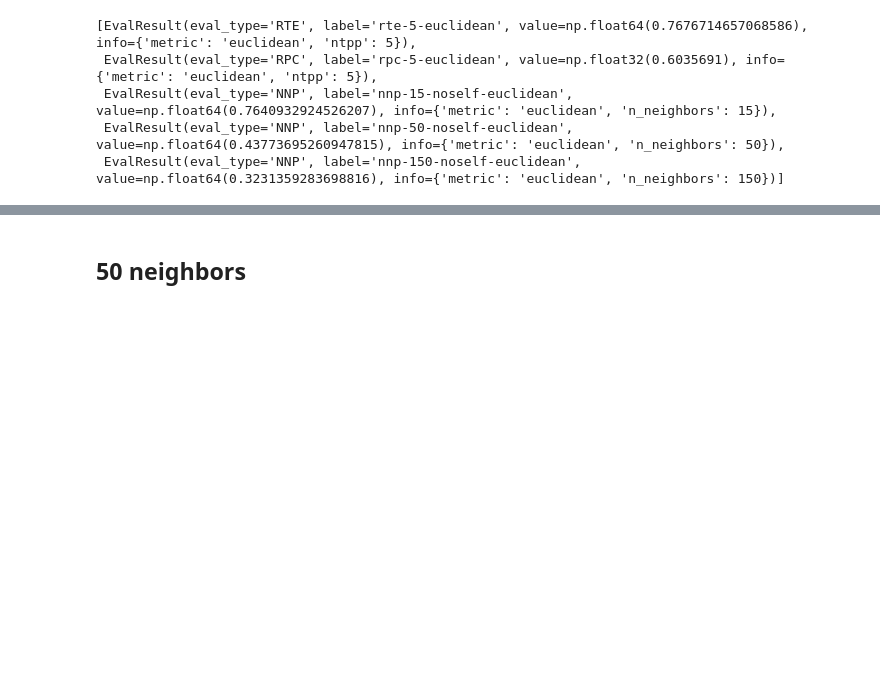
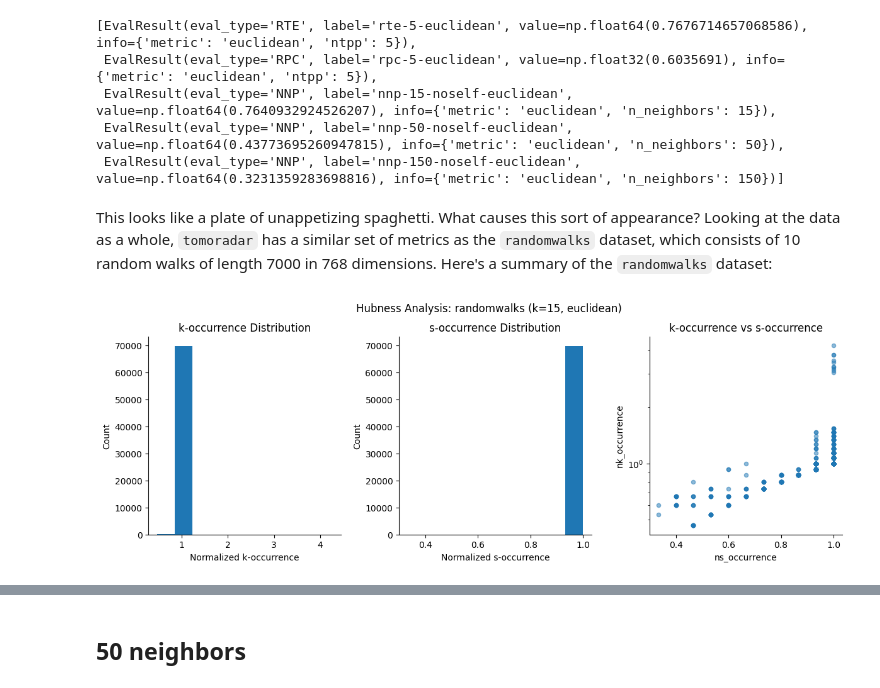
Before and after one commit to jlmelville/drnb, a Jupyter notebook: notebooks/hubness.ipynb, the cells around one changed output, grey strips where cells are left out. Drawn from its saved outputs; the diff is of its cells as text; code cells hidden in the pictures; blank space fills up the shorter version.

Commit message:
also plot the randomwalks data for comparison to tomoradar

```diff
--- a/notebooks/hubness.ipynb
+++ b/notebooks/hubness.ipynb
@@ -293,3 +293,12 @@ pl.standard_eval(
  EvalResult(eval_type='NNP', label='nnp-15-noself-euclidean', value=np.float64(0.7640932924526207), info={'metric': 'euclidean', 'n_neighbors': 15}),
  EvalResult(eval_type='NNP', label='nnp-50-noself-euclidean', value=np.float64(0.43773695260947815), info={'metric': 'euclidean', 'n_neighbors': 50}),
  EvalResult(eval_type='NNP', label='nnp-150-noself-euclidean', value=np.float64(0.3231359283698816), info={'metric': 'euclidean', 'n_neighbors': 150})]
+# %% [markdown]
+This looks like a plate of unappetizing spaghetti. What causes this sort of appearance? Looking at
+the data as a whole, `tomoradar` has a similar set of metrics as the `randomwalks` dataset, which
+consists of 10 random walks of length 7000 in 768 dimensions. Here's a summary of the `randomwalks`
+dataset:
+# %%
+hist_occurrences("randomwalks", 15)
+# %% [output]
+[figure, added]
```
Also changed, not shown: parts of 2 cells of this notebook.
